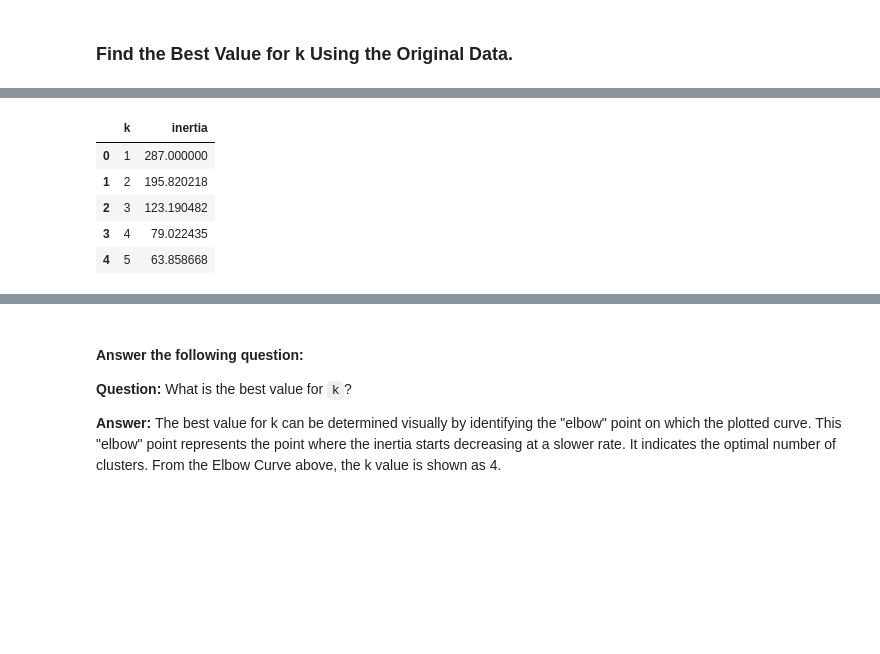
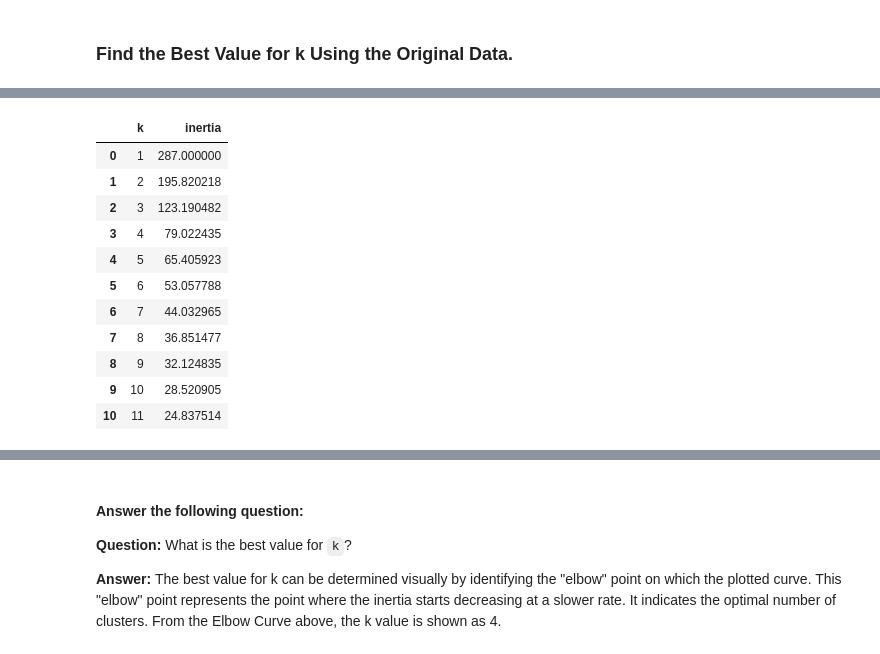
Before and after one commit to Akemp787/Crypto-Clustering, a Jupyter notebook: Crypto_Clustering.ipynb, the cells around one changed output, grey strips where cells are left out. Cells and saved outputs as stored; diff of their text form; code cells hidden in the pictures; blank space fills up the shorter version.

```diff
--- a/Crypto_Clustering.ipynb
+++ b/Crypto_Clustering.ipynb
@@ -100,5 +98,7 @@ scaled_df.head()
 # %% [markdown]
 ### Find the Best Value for k Using the Original Data.
 # %%
-# Create a list with the number of k-values from 1 to 11
-k= list(range(1,11))
+# Create a list with the number of k-values to try
+# Use a range from 1 to 11
+k = range(1,12)
+list(k)
@@ -108,13 +110,14 @@ inertia = []
 
 # Create a for loop to compute the inertia with each possible value of k
 # Inside the loop:
+# 1. create a KMeans model using the loop counter for the n_clusters
+# 2. fit the model to the scaled data
+# 3. append the model.inertia_ to the inertia list
 
-# 1. Create a KMeans model using the loop counter for the n_clusters
+
 for i in k:
+    model = KMeans(n_clusters=i)
+    model.fit(df_market_data_scaled)
+    inertia.append(model.inertia_)
 
-# 2. Fit the model to the data using `df_market_data_scaled`
-    k_model = KMeans(n_clusters=i, random_state=1)
-    k_model.fit(market_scaled_df)
-
-# 3. Append the model.inertia_ to the inertia list
-    inertia.append(k_model.inertia_)
+inertia
@@ -121,19 +136,24 @@ for i in k:
 # %%
 # Create a dictionary with the data to plot the Elbow curve
-elbow_data = {"k": k, "inertia": inertia}
+dic_inertia = {'k':k, 'inertia':inertia}
 
 # Create a DataFrame with the data to plot the Elbow curve
-df_elbow = pd.DataFrame(elbow_data)
+inertia_df = pd.DataFrame(dic_inertia)
 
-# Review the DataFrame
-df_elbow.head()
+inertia_df
 # %% [output]
 |  | k | inertia |
 | 0 | 1 | 287.000000 |
 | 1 | 2 | 195.820218 |
 | 2 | 3 | 123.190482 |
 | 3 | 4 | 79.022435 |
-| 4 | 5 | 63.858668 |
+| 4 | 5 | 65.405923 |
+| 5 | 6 | 53.057788 |
+| 6 | 7 | 44.032965 |
+| 7 | 8 | 36.851477 |
+| 8 | 9 | 32.124835 |
+| 9 | 10 | 28.520905 |
+| 10 | 11 | 24.837514 |
 # %%
 # Plot a line chart with all the inertia values computed with
 # the different values of k to visually identify the optimal value for k.
```
Also changed, not shown: parts of 36 cells of this notebook.
